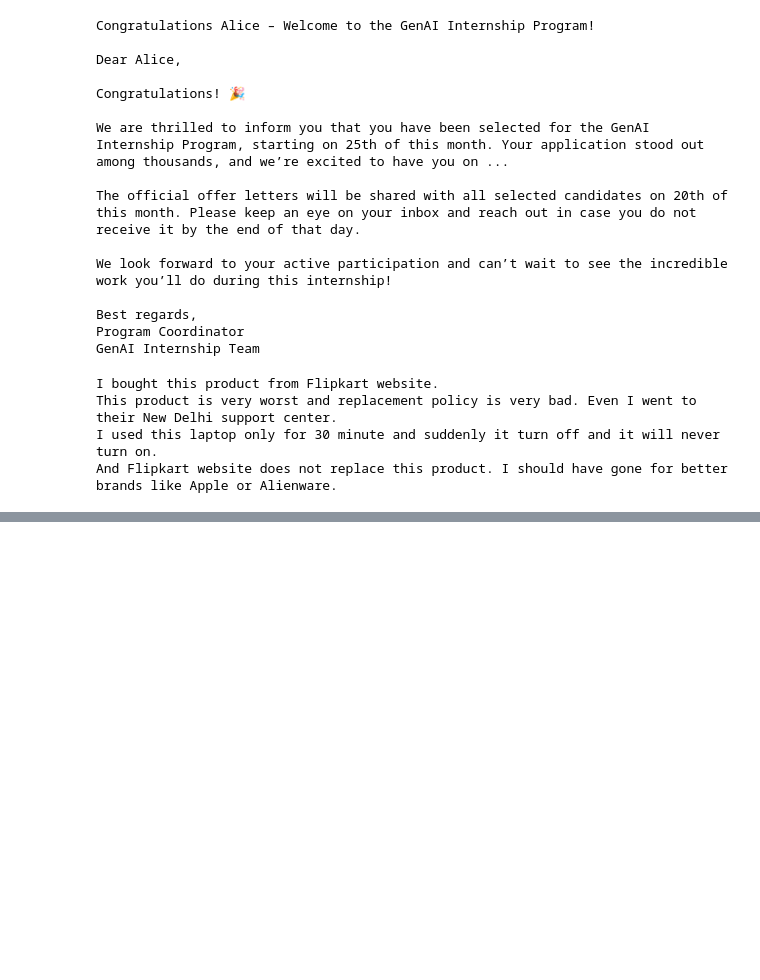
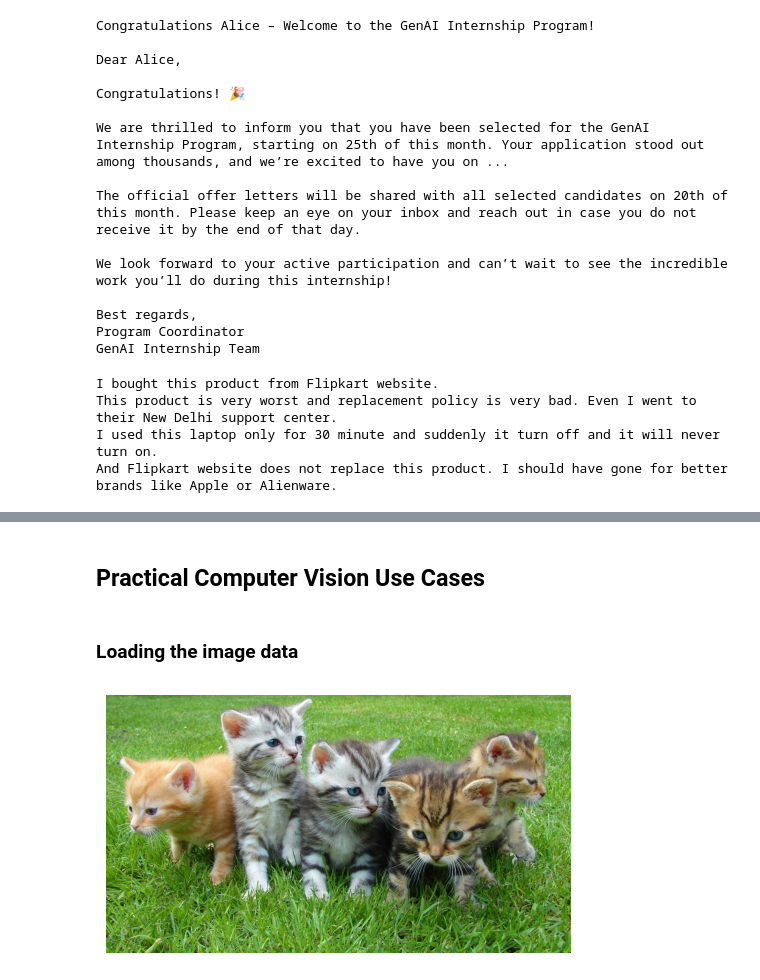
Before and after one commit to venkateshpabbati/Generative-AI-Scratch-2-Advance-By-ThatAIGuy, a Jupyter notebook: 5. HuggingFace Walkthrough/1. Introduction to HuggingFace/intro_to_huggingface.ipynb, the cells around one changed output, grey strips where cells are left out. Saved outputs shown, nothing was run; the diff lists cells and outputs as text; code cells hidden in the pictures; blank space fills up the shorter version.

```diff
--- a/5. HuggingFace Walkthrough/1. Introduction to HuggingFace/intro_to_huggingface.ipynb
+++ b/5. HuggingFace Walkthrough/1. Introduction to HuggingFace/intro_to_huggingface.ipynb
@@ -202,0 +461,17 @@ And Flipkart website does not replace this product. I should have gone for bette
+# %% [markdown]
+## **Practical Computer Vision Use Cases**
+# %% [markdown]
+### **Loading the image data**
+# %%
+from PIL import Image
+import matplotlib.pyplot as plt
+
+cats_img = Image.open("images/image_1.jpg")
+
+# Display the image using Matplotlib
+plt.figure(figsize=(6, 4))
+plt.imshow(cats_img)
+plt.axis('off')  # Hide the axes
+plt.show()
+# %% [output]
+[figure, added]
```
Also changed, not shown: parts of 28 cells of this notebook.
